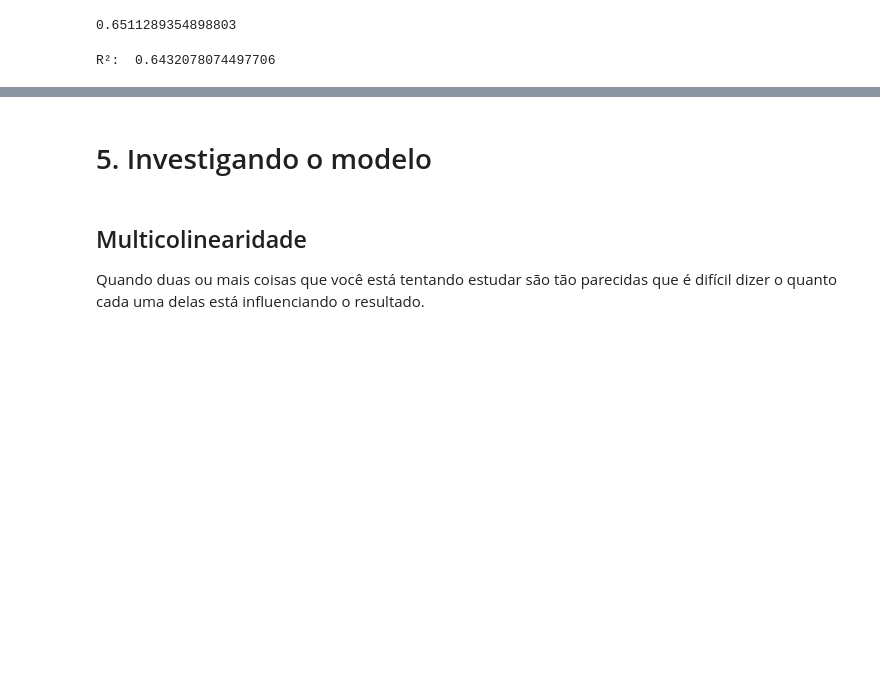
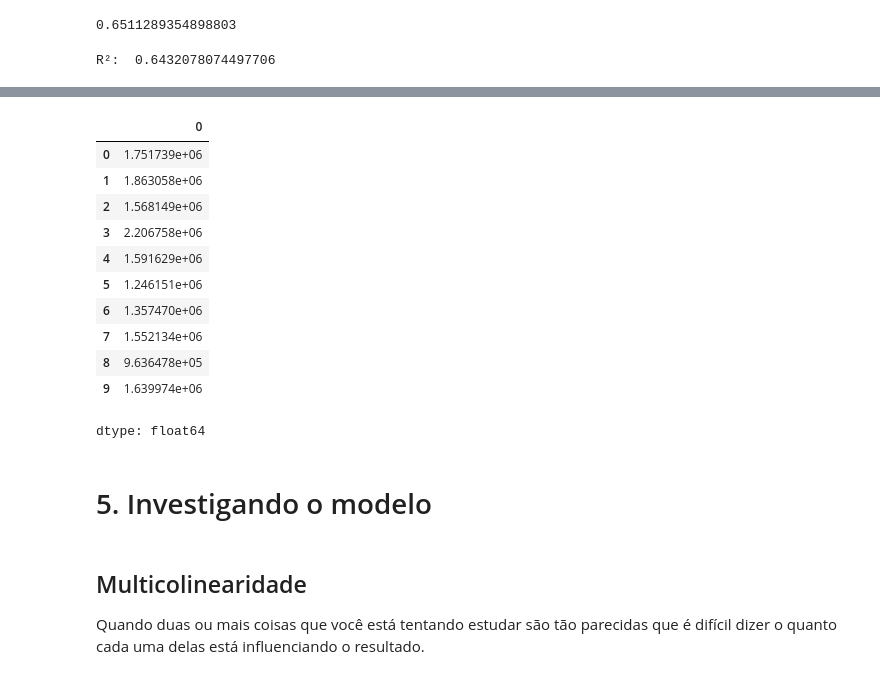
Before and after one commit to henriquemartins1969/Aulas_Data_Science_Alura, a Jupyter notebook: [Aula_4]_Preços_de_Imóveis_Utilizando_Regressão_Linear.ipynb, the cells around one changed output, grey strips where cells are left out. Saved outputs shown, nothing was run; the diff lists cells and outputs as text; code cells hidden in the pictures; blank space fills up the shorter version.

```diff
--- a/[Aula_4]_Preços_de_Imóveis_Utilizando_Regressão_Linear.ipynb
+++ b/[Aula_4]_Preços_de_Imóveis_Utilizando_Regressão_Linear.ipynb
@@ -437,7 +498,24 @@ R²:  0.6432078074497706
+# %%
+novas_casas = novas_casas.drop(columns = "Casa")
 # %%
 # Adicionando uma constante
+novas_casas = sm.add_constant(novas_casas)
 # %%
 # Qual o preço dessas novas casas?
+modelo_3.predict(novas_casas)
+# %% [output]
+|  | 0 |
+| 0 | 1.751739e+06 |
+| 1 | 1.863058e+06 |
+| 2 | 1.568149e+06 |
+| 3 | 2.206758e+06 |
+| 4 | 1.591629e+06 |
+| 5 | 1.246151e+06 |
+| 6 | 1.357470e+06 |
+| 7 | 1.552134e+06 |
+| 8 | 9.636478e+05 |
+| 9 | 1.639974e+06 |
+dtype: float64
 # %% [markdown]
 # 5. Investigando o modelo
 # %% [markdown]
```
Also changed, not shown: parts of 7 cells of this notebook.
